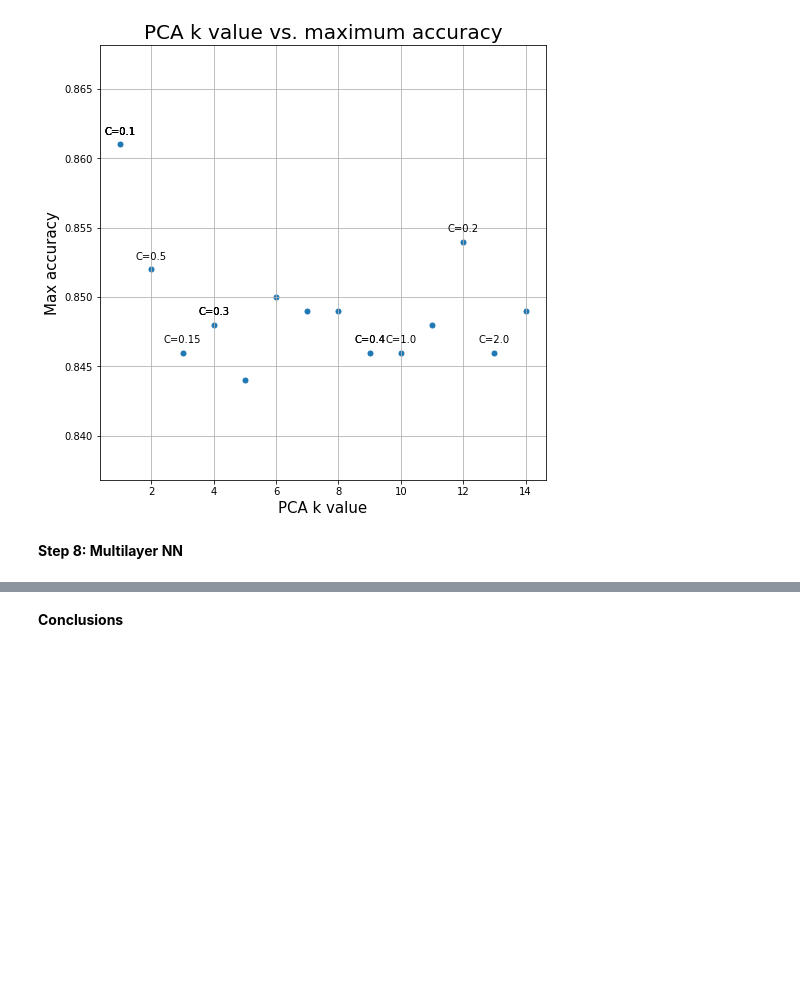
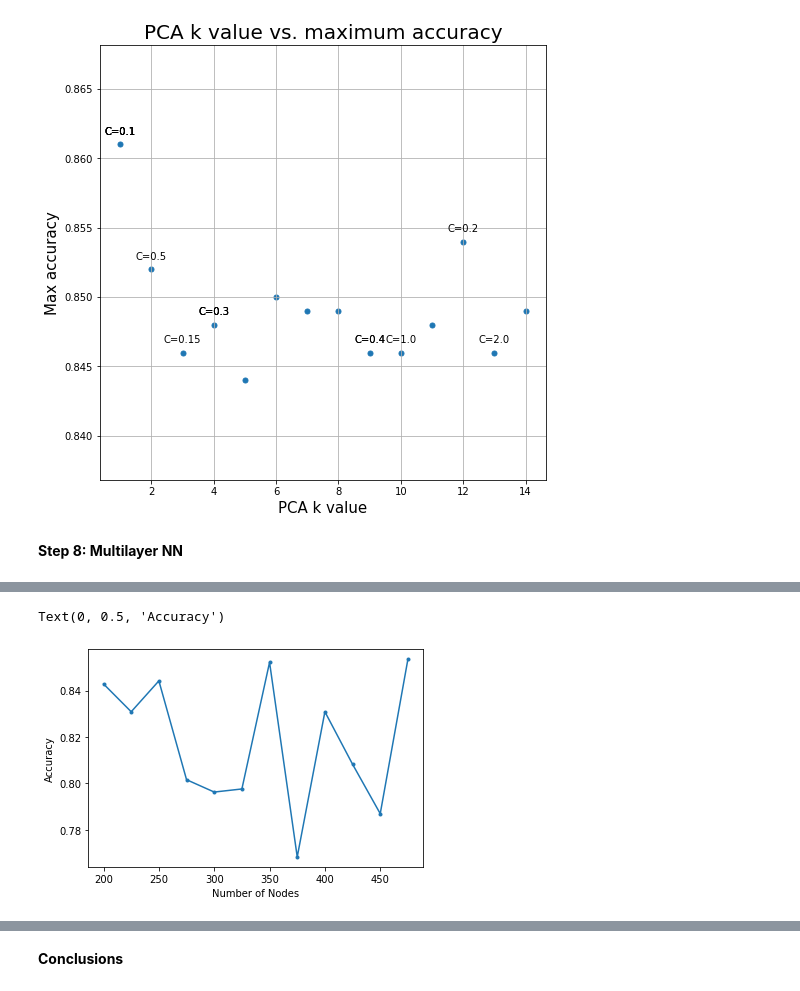
Before and after one commit to lauraherman22/w207_final_project, a Jupyter notebook: Logo_NoLogo_Final_Project.ipynb, the cells around one changed output, grey strips where cells are left out. Saved outputs shown, nothing was run; the diff lists cells and outputs as text; code cells hidden in the pictures; blank space fills up the shorter version.

```diff
--- a/Logo_NoLogo_Final_Project.ipynb
+++ b/Logo_NoLogo_Final_Project.ipynb
@@ -523,0 +791,11 @@ ax.grid()
+# %%
+# It looks like best value is somewhere between 200 and 500
+# Narrow this down
+# Loop through nodes
+final_accuracy_node_list = []
+
+for i in range(200, 500, 25):
+    build_model_output = build_model(i, .4, .01)
+    fit_model_output = fit_model(build_model_output, train_data3, train_labels3, 5)
+    final_accuracy = evaluate_model(build_model_output, dev_data3, dev_labels3)
+    final_accuracy_node_list.append(final_accuracy)
@@ -523,0 +820,8 @@ ax.grid()
+# %%
+#Graph results
+plt.plot(range(200, 500, 25), final_accuracy_node_list, marker = ".")
+plt.xlabel('Number of Nodes')
+plt.ylabel('Accuracy')
+# %% [output]
+Text(0, 0.5, 'Accuracy')
+[figure, added]
```
Also changed, not shown: parts of 29 cells of this notebook.
